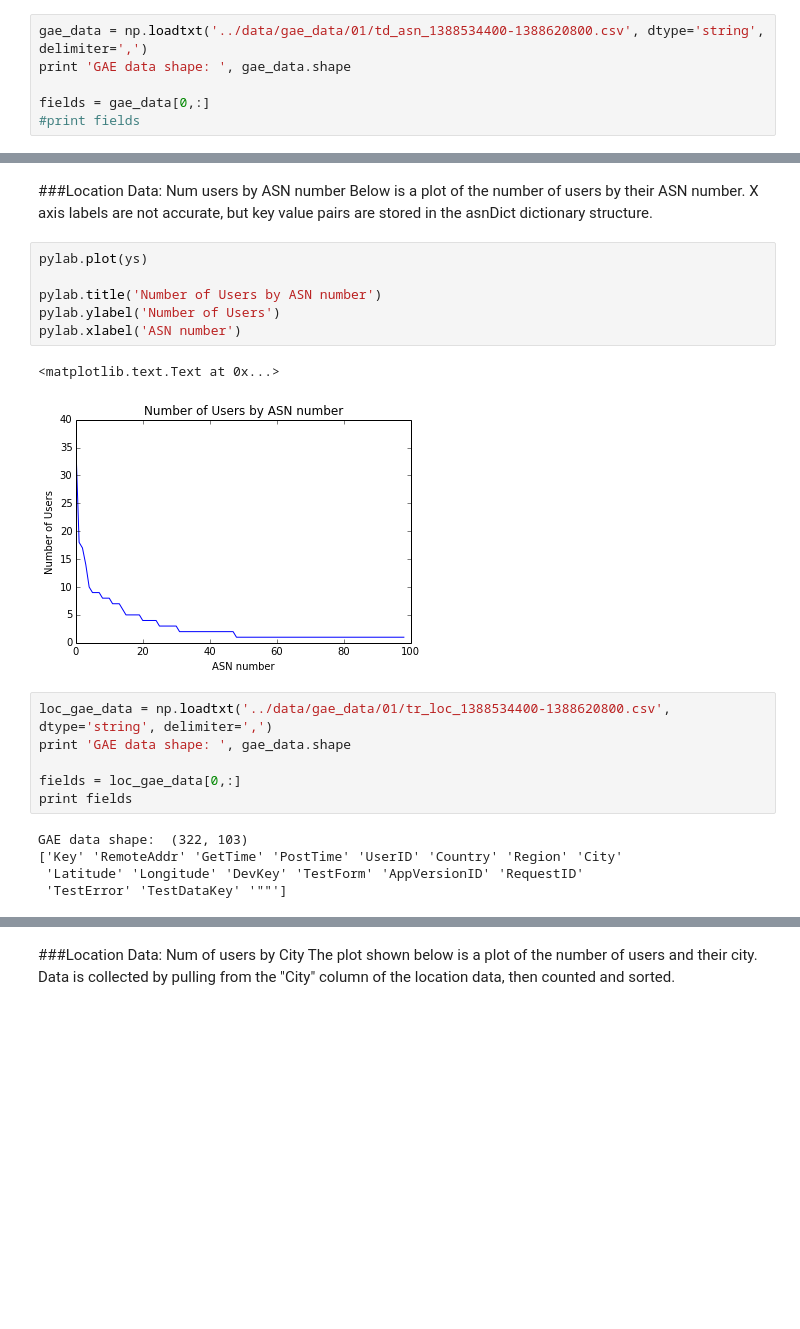
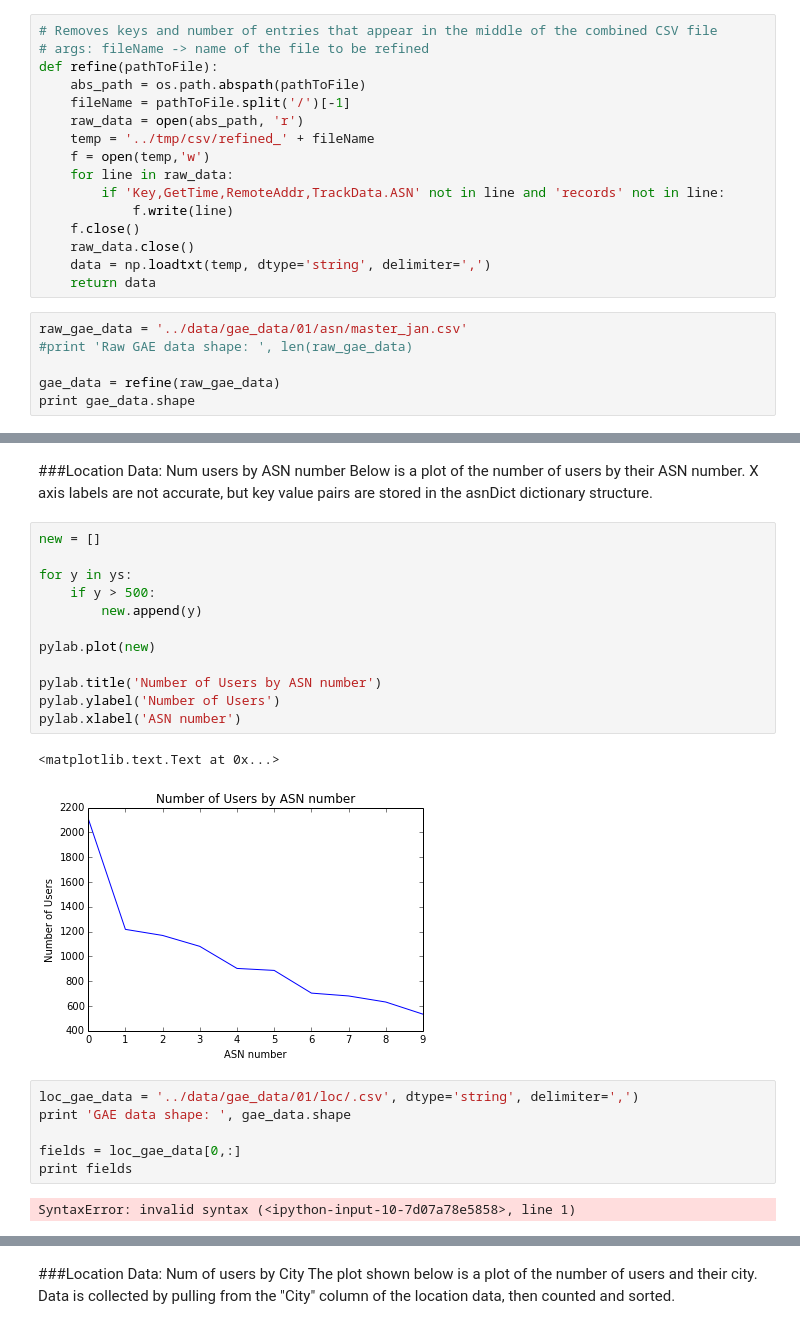
Before and after one commit to amirunpri2018/net-score, a Jupyter notebook: notebooks/Location_Data_Plots.ipynb, the cells around one changed output, grey strips where cells are left out. Drawn from its saved outputs; the diff is of its cells as text; blank space fills up the shorter version.

```diff
--- a/notebooks/Location_Data_Plots.ipynb
+++ b/notebooks/Location_Data_Plots.ipynb
@@ -6,8 +10,24 @@ import pylab
 import operator
+# %%
+# Removes keys and number of entries that appear in the middle of the combined CSV file
+# args: fileName -> name of the file to be refined
+def refine(pathToFile):
+    abs_path = os.path.abspath(pathToFile)
+    fileName = pathToFile.split('/')[-1]
+    raw_data = open(abs_path, 'r')
+    temp = '../tmp/csv/refined_' + fileName
+    f = open(temp,'w')
+    for line in raw_data:
+        if 'Key,GetTime,RemoteAddr,TrackData.ASN' not in line and 'records' not in line:
+            f.write(line)
+    f.close()
+    raw_data.close()
+    data = np.loadtxt(temp, dtype='string', delimiter=',')
+    return data
 # %%
-gae_data = np.loadtxt('../data/gae_data/01/td_asn_1388534400-1388620800.csv', dtype='string', delimiter=',')
-print 'GAE data shape: ', gae_data.shape
+raw_gae_data = '../data/gae_data/01/asn/master_jan.csv'
+#print 'Raw GAE data shape: ', len(raw_gae_data)
 
-fields = gae_data[0,:]
-#print fields
+gae_data = refine(raw_gae_data)
+print gae_data.shape
 # %% [output]
@@ -40,25 +64,28 @@ for x,y in sortedASNs:
 ###Location Data: Num users by ASN number
 Below is a plot of the number of users by their ASN number. X axis labels are not accurate, but key value pairs are stored in the asnDict dictionary structure.
 # %%
-pylab.plot(ys)
+new = []
+
+for y in ys:
+    if y > 500:
+        new.append(y)
+
+pylab.plot(new)
 
 pylab.title('Number of Users by ASN number')
 pylab.ylabel('Number of Users')
 pylab.xlabel('ASN number')
 # %% [output]
 <matplotlib.text.Text at 0x...>
-[figure, old version]
+[figure, new version]
 # %%
-loc_gae_data = np.loadtxt('../data/gae_data/01/tr_loc_1388534400-1388620800.csv', dtype='string', delimiter=',')
+loc_gae_data = '../data/gae_data/01/loc/.csv', dtype='string', delimiter=',')
 print 'GAE data shape: ', gae_data.shape
 
 fields = loc_gae_data[0,:]
 print fields
 # %% [output]
-GAE data shape:  (322, 103)
-['Key' 'RemoteAddr' 'GetTime' 'PostTime' 'UserID' 'Country' 'Region' 'City'
- 'Latitude' 'Longitude' 'DevKey' 'TestForm' 'AppVersionID' 'RequestID'
- 'TestError' 'TestDataKey' '""']
+SyntaxError: invalid syntax (<ipython-input-10-7d07a78e5858>, line 1)
 # %%
 asn_cities = loc_gae_data[:,7]
 
```
Also changed, not shown: parts of 9 cells of this notebook, 4 other files.
